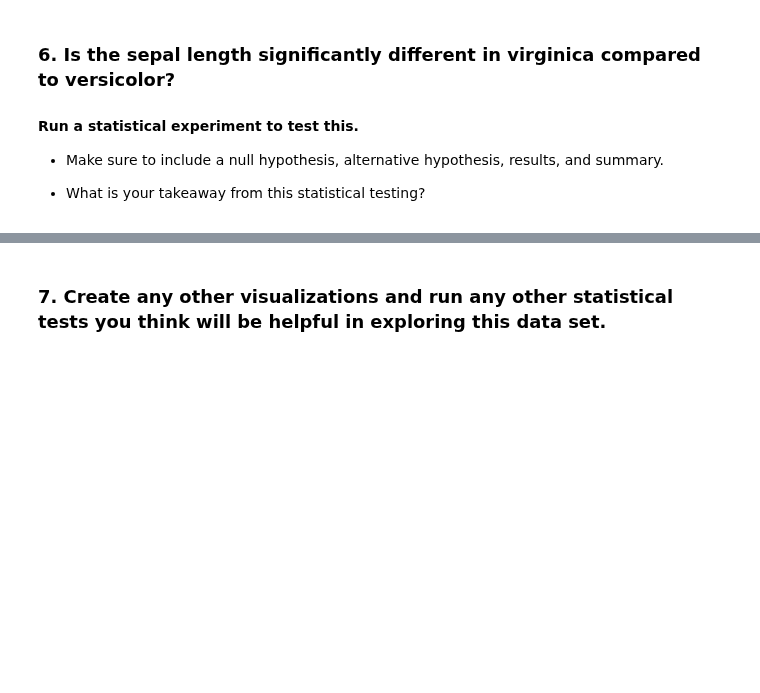
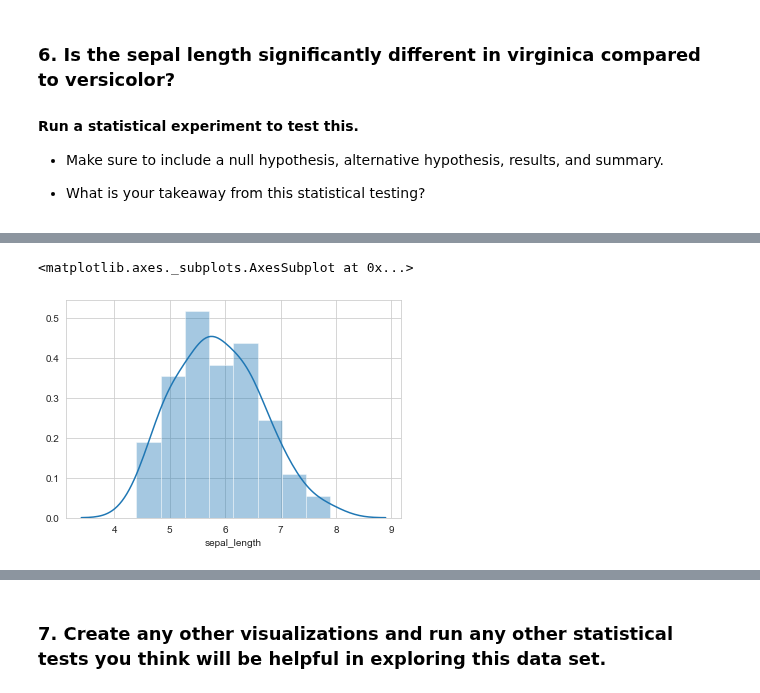
Before and after one commit to lukewbecker/classification-exercises, a Jupyter notebook: classification_exercises.ipynb, the cells around one changed output, grey strips where cells are left out. Drawn from its saved outputs; the diff is of its cells as text; code cells hidden in the pictures; blank space fills up the shorter version.

```diff
--- a/classification_exercises.ipynb
+++ b/classification_exercises.ipynb
@@ -1554,0 +1567,5 @@ plt.show()
+# %%
+# reordering the columns in the train_iris dataframe.
+
+
+train_iris = train_iris[['species', 'sepal_length', 'sepal_width', 'petal_length', 'petal_width', 'sepal_area', 'petal_area']]
@@ -1554,0 +1620,7 @@ plt.show()
+# %%
+# Visualizing the distributions:
+
+sns.distplot(train_iris.sepal_length)
+# %% [output]
+<matplotlib.axes._subplots.AxesSubplot at 0x...>
+[figure, added]
```
Also changed, not shown: parts of 15 cells of this notebook.
